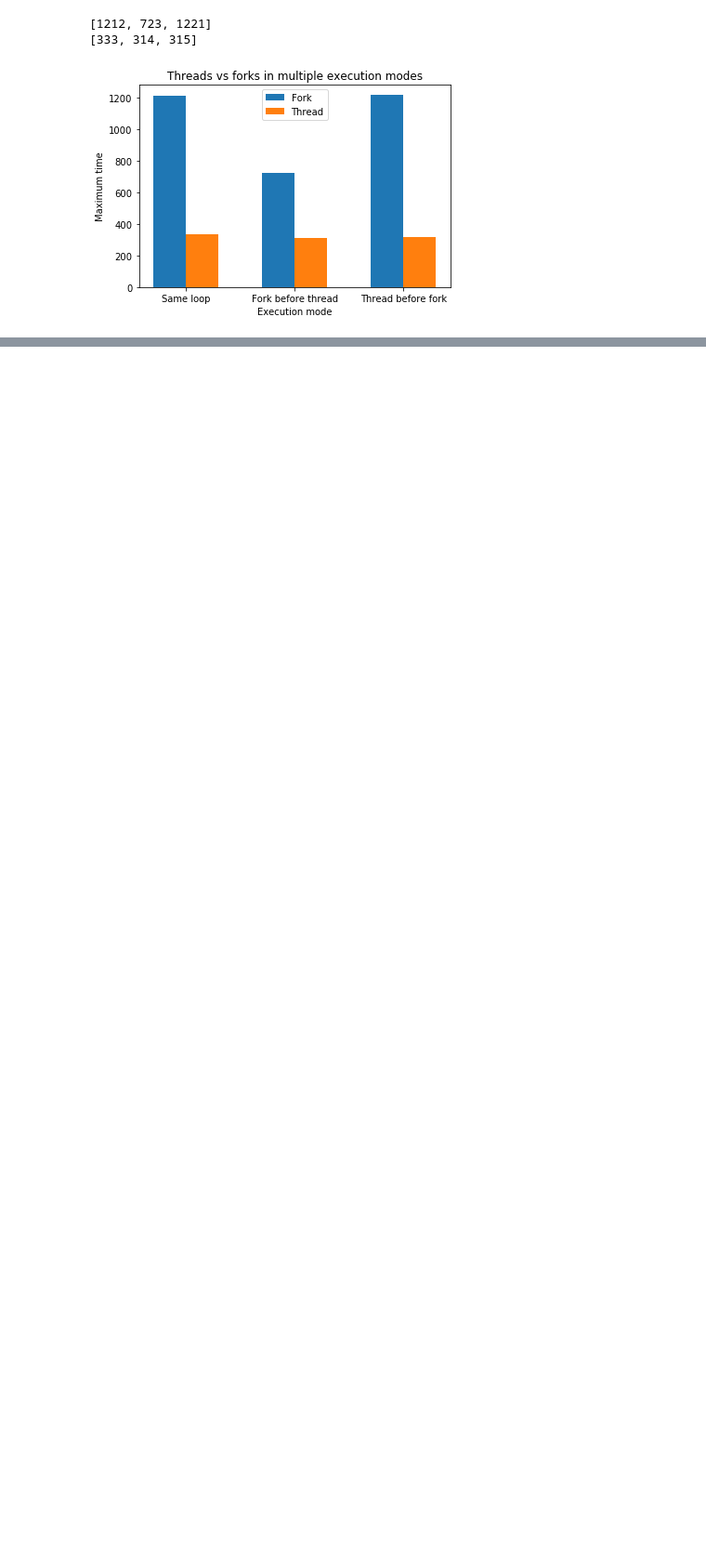
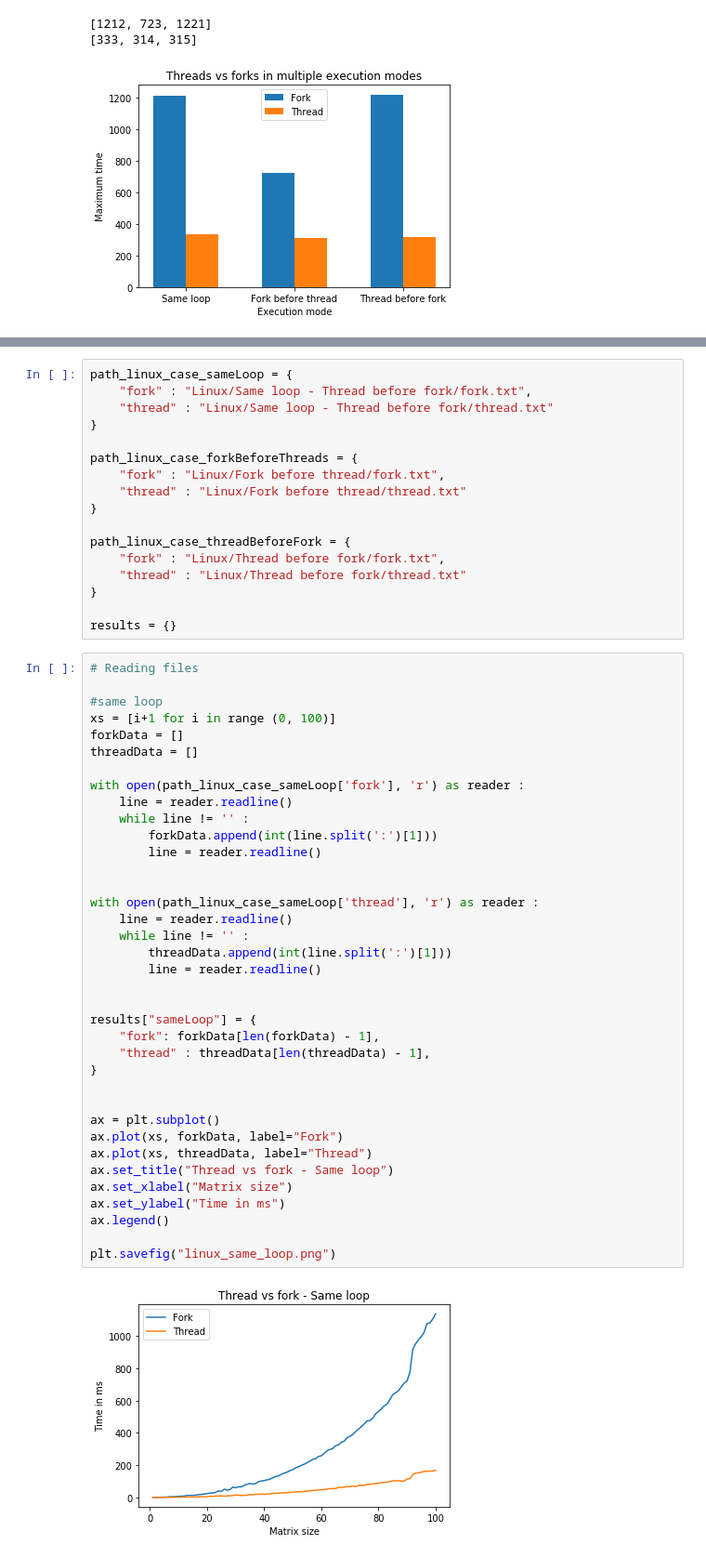
Before and after one commit to yanismnsr/thread-vs-fork-in-cpp---Matrices, a Jupyter notebook: results/visualization notebook.ipynb, the cells around one changed output, grey strips where cells are left out. Shown: that part at 93% size. Saved outputs shown, nothing was run; the diff lists cells and outputs as text; blank space fills up the shorter version.

Commit message:
native linux results

```diff
--- a/results/visualization notebook.ipynb
+++ b/results/visualization notebook.ipynb
@@ -181,0 +186,56 @@ plt.savefig("wsl_maximums.png")
+# %%
+path_linux_case_sameLoop = {
+    "fork" : "Linux/Same loop - Thread before fork/fork.txt",
+    "thread" : "Linux/Same loop - Thread before fork/thread.txt"
+}
+
+path_linux_case_forkBeforeThreads = {
+    "fork" : "Linux/Fork before thread/fork.txt",
+    "thread" : "Linux/Fork before thread/thread.txt"
+}
+
+path_linux_case_threadBeforeFork = {
+    "fork" : "Linux/Thread before fork/fork.txt",
+    "thread" : "Linux/Thread before fork/thread.txt"
+}
+
+results = {}
+# %%
+# Reading files
+
+#same loop
+xs = [i+1 for i in range (0, 100)]
+forkData = []
+threadData = []
+
+with open(path_linux_case_sameLoop['fork'], 'r') as reader :
+    line = reader.readline()
+    while line != '' :
+        forkData.append(int(line.split(':')[1]))
+        line = reader.readline()
+
+
+with open(path_linux_case_sameLoop['thread'], 'r') as reader :
+    line = reader.readline()
+    while line != '' :
+        threadData.append(int(line.split(':')[1]))
+        line = reader.readline()
+
+
+results["sameLoop"] = {
+    "fork": forkData[len(forkData) - 1],
+    "thread" : threadData[len(threadData) - 1],
+}
+
+
+ax = plt.subplot()
+ax.plot(xs, forkData, label="Fork")
+ax.plot(xs, threadData, label="Thread")
+ax.set_title("Thread vs fork - Same loop")
+ax.set_xlabel("Matrix size")
+ax.set_ylabel("Time in ms")
+ax.legend()
+
+plt.savefig("linux_same_loop.png")
+# %% [output]
+[figure, added]
```
Also changed, not shown: parts of 5 cells of this notebook, 35 other files.
